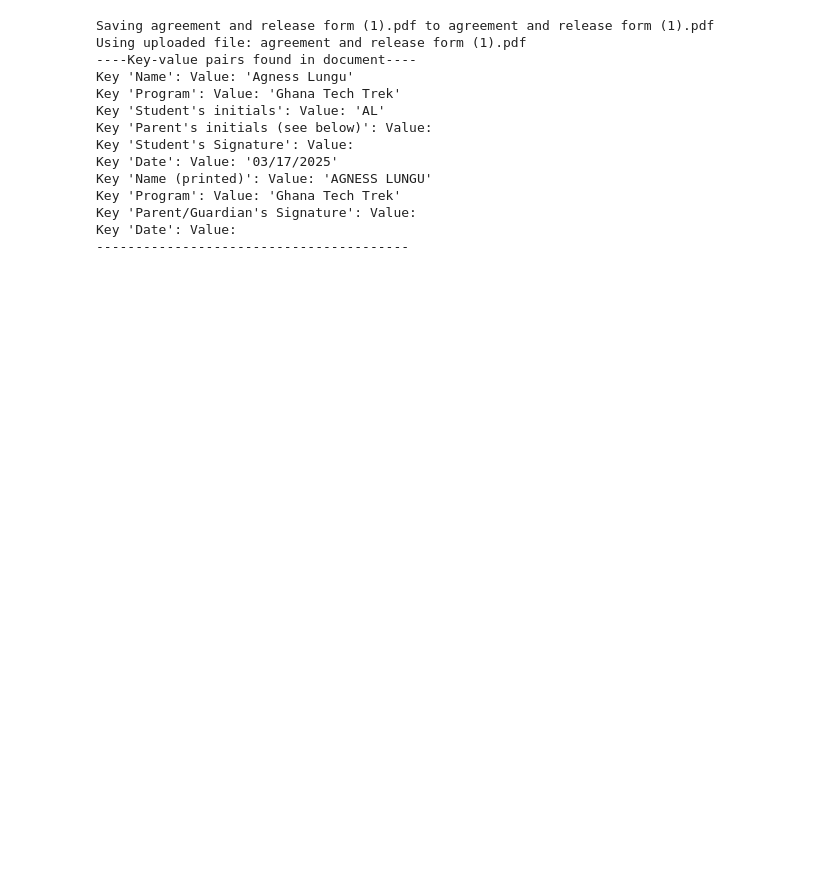
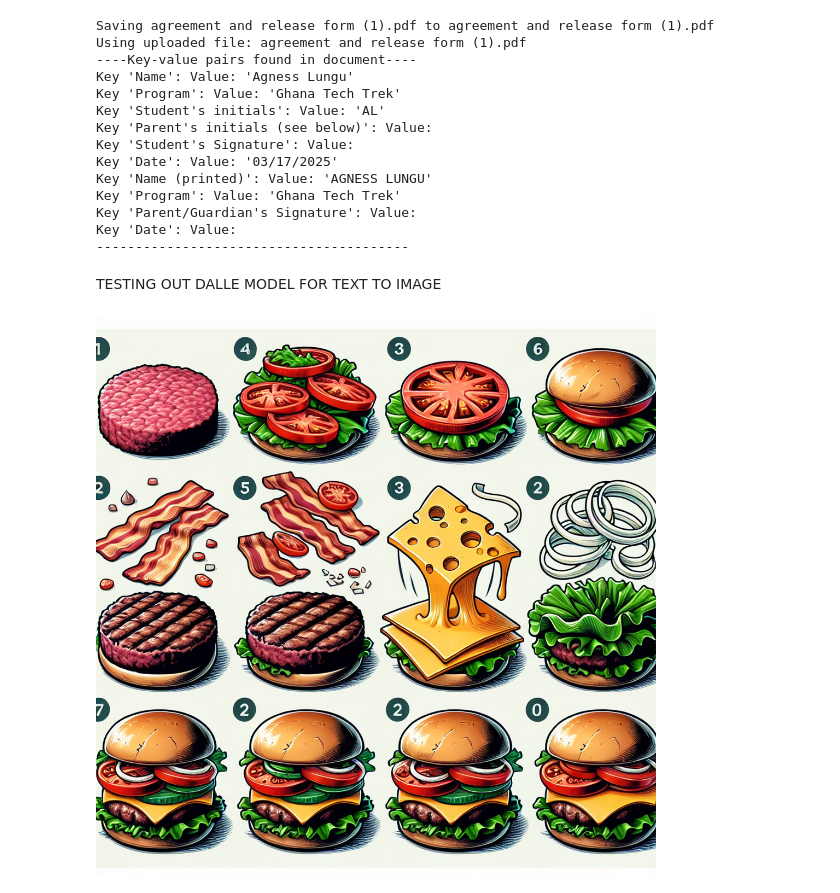
Before and after one commit to zaki-m-khan/AITaskBuddy, a Jupyter notebook: AITaskBuddy_Backend.ipynb, the cells around one changed output. Saved outputs shown, nothing was run; the diff lists cells and outputs as text; code cells hidden in the pictures; blank space fills up the shorter version.

Commit message:
Updated Backend
Added text to image with Dalle Model deployed in AI foundry

```diff
--- a/AITaskBuddy_Backend.ipynb
+++ b/AITaskBuddy_Backend.ipynb
@@ -539,3 +539,36 @@ Key 'Program': Value: 'Ghana Tech Trek'
 Key 'Parent/Guardian's Signature': Value:
 Key 'Date': Value:
 ----------------------------------------
+# %% [markdown]
+TESTING OUT DALLE MODEL FOR TEXT TO IMAGE
+# %%
+import requests
+from PIL import Image
+from io import BytesIO
+
+api_key = "EEhhzzVPzqGdRk3pSX78gGDYiYx0C7MkQVjGqojPl33hkmaJPOLtJQQJ99BCACfhMk5XJ3w3AAAAACOG7XzZ"
+endpoint = "https://slung-m8jeb4q3-swedencentral.openai.azure.com/openai/deployments/dall-e-3/images/generations?api-version=2024-02-01"
+
+
+headers = {
+    "Content-Type": "application/json",
+    "api-key": api_key
+}
+
+json_data = {
+    "prompt": "aa picture of steps to make a burger",
+    "size": "1024x1024",
+    "n": 1
+}
+
+response = requests.post(endpoint, headers=headers, json=json_data)
+
+if response.status_code == 200:
+    image_url = response.json()["data"][0]["url"]
+    image_response = requests.get(image_url)
+    image = Image.open(BytesIO(image_response.content))
+    display(image)
+else:
+    print(f"Request failed ({response.status_code}): {response.text}")
+# %% [output]
+[figure, added]
```
